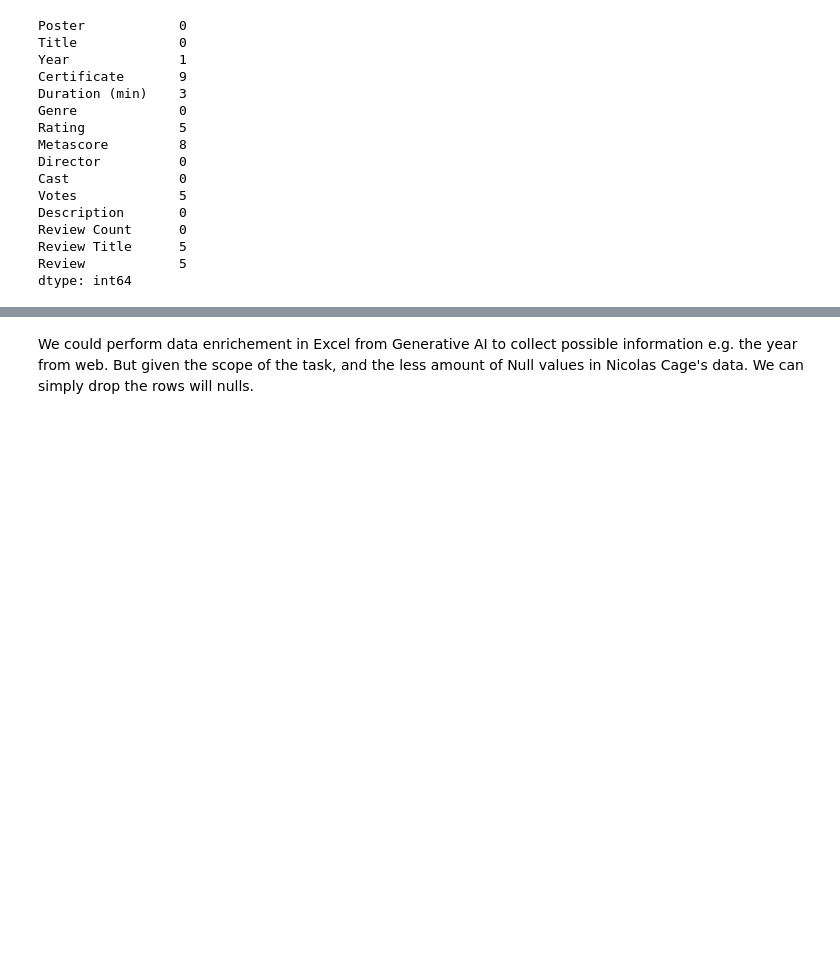
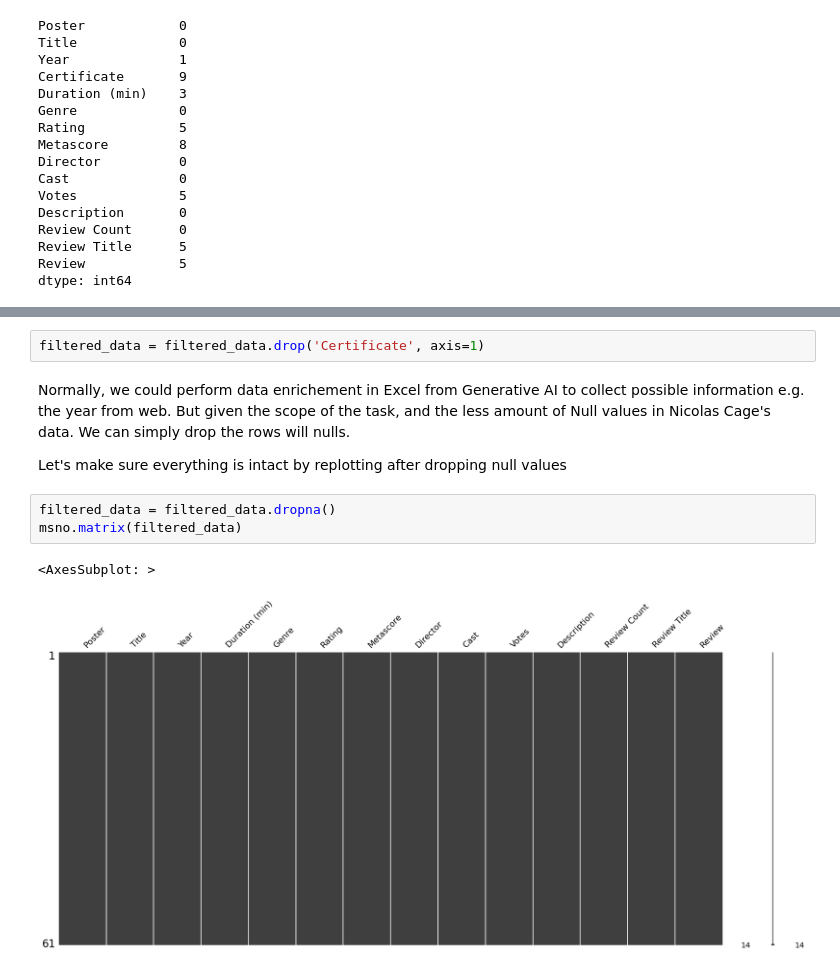
Before and after one commit to mirwisek/nicolascageFilmographyDashboard, a Jupyter notebook: data_exploration.ipynb, the cells around one changed output, grey strips where cells are left out. Drawn from its saved outputs; the diff is of its cells as text; blank space fills up the shorter version.

```diff
--- a/data_exploration.ipynb
+++ b/data_exploration.ipynb
@@ -56,2 +57,12 @@ plt.show()
+# %%
+filtered_data = filtered_data.drop('Certificate', axis=1)
 # %% [markdown]
-We could perform data enrichement in Excel from Generative AI to collect possible information e.g. the year from web. But given the scope of the task, and the less amount of Null values in Nicolas Cage's data. We can simply drop the rows will nulls.
+Normally, we could perform data enrichement in Excel from Generative AI to collect possible information e.g. the year from web. But given the scope of the task, and the less amount of Null values in Nicolas Cage's data. We can simply drop the rows will nulls.
+
+Let's make sure everything is intact by replotting after dropping null values
+# %%
+filtered_data = filtered_data.dropna()
+msno.matrix(filtered_data)
+# %% [output]
+<AxesSubplot: >
+[figure, added]
```
Also changed, not shown: parts of 18 cells of this notebook, 2 other files.
